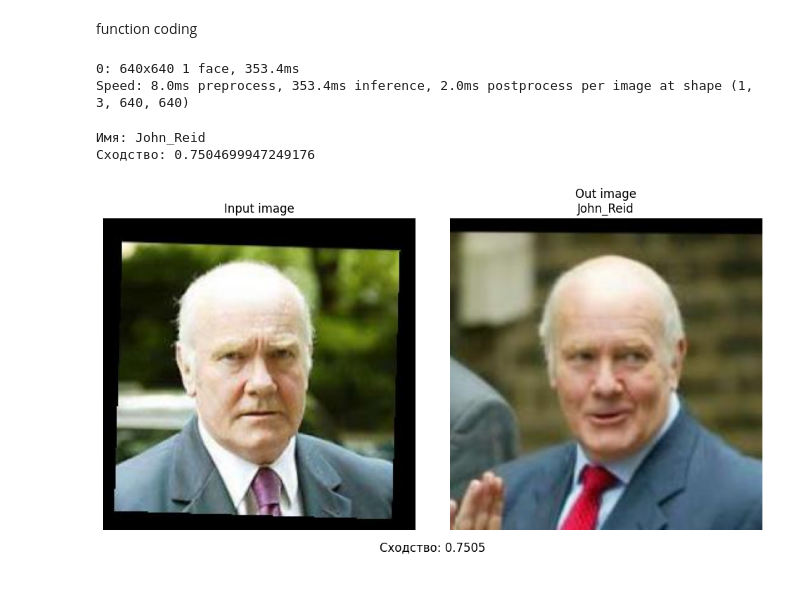
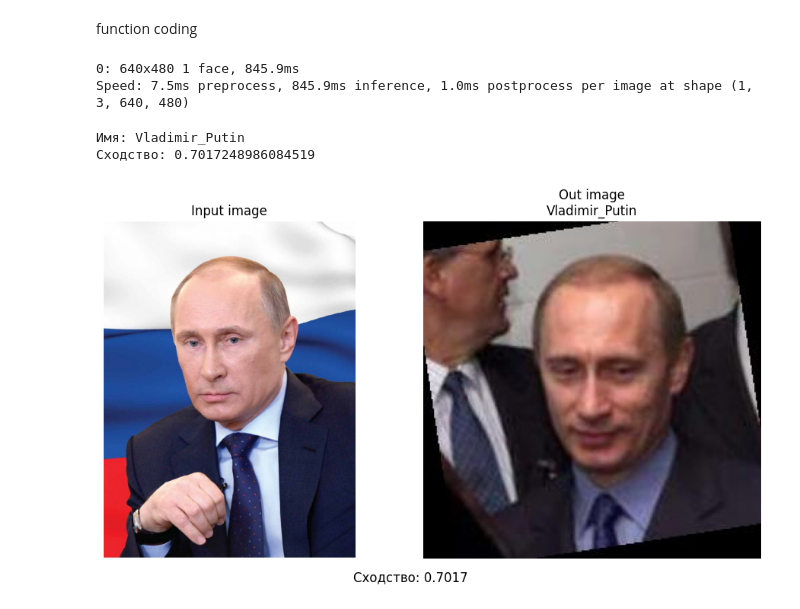
Before and after one commit to Rainfue/face_recognition, a Jupyter notebook: Module_2/Report_m2.ipynb, the cells around one changed output. Cells and saved outputs as stored; diff of their text form; code cells hidden in the pictures.

Commit message:
api + recognition DONE

```diff
--- a/Module_2/Report_m2.ipynb
+++ b/Module_2/Report_m2.ipynb
@@ -363,13 +359,6 @@ def extract_embeddings(img_path: str,
             #
             crop = image[y1:y2, x1:x2]
 
-            # plt.figure(figsize=(5, 5))
-            # plt.imshow(crop)
-            # plt.title("Cropped Image")               # отображение обрезанной части картинки
-            # plt.axis('off')
-            # plt.show()
-
-            #
             try:
                 emb_obj = DeepFace.represent(
                     img_path=crop,
@@ -379,5 +368,6 @@ def extract_embeddings(img_path: str,
                 print(f'Exception: {e}')
                 return np.nan
 
+    emb_obj = np.array(emb_obj[0]['embedding']).reshape(1,-1)
 
     return emb_obj
@@ -549,3 +552,8 @@ train_df = train_df.dropna()
 train_df.shape
 # %% [output]
 (4116, 3)
+# %%
+df0 = pd.read_pickle(r'D:\Helper\MLBazyak\homework\face_recognition\Module_2\Data\train.pkl')
+# %%
+df0 = df0.sort_values('name', ignore_index=True)
+df0.shape
@@ -558,22 +576,20 @@ from sklearn.metrics.pairwise import cosine_similarity
-# %%
-input_path = r'C:\Users\user1\Project\some_data\face_rec_data\face_ind\test\John_Reid\John_Reid_0001.jpg'
-input_embed = np.array(
-    extract_embeddings(
-        img_path=input_path,
-        det_model=model
-    )[0]['embedding']
-).reshape(1,-1)
-# %% [output]
-0: 640x640 1 face, 353.4ms
-Speed: 8.0ms preprocess, 353.4ms inference, 2.0ms postprocess per image at shape (1, 3, 640, 640)
+# %%
+input_path = r'D:\Helper\MLBazyak\homework\face_recognition\Module_2\putin.jpg'
+input_embed = extract_embeddings(
+            img_path=input_path,
+            det_model=model
+        )
+# %% [output]
+0: 640x480 1 face, 845.9ms
+Speed: 7.5ms preprocess, 845.9ms inference, 1.0ms postprocess per image at shape (1, 3, 640, 480)
 # %%
 similar = 0
 name = ''
 treshold = 0.3
 out_path = ''
-for i in range(train_df.shape[0]):
+for i in range(df0.shape[0]):
     # Извлекаем эмбединг из списка словарей
-    embedding_list = train_df["embedding"].iloc[i]  # Это список словарей
+    embedding_list = df0["embedding"].iloc[i]  # Это список словарей
     if isinstance(embedding_list, list) and len(embedding_list) > 0:
         embedding = embedding_list[0]['embedding']  # Извлекаем эмбединг из первого словаря
         X = np.array(embedding).reshape(1, -1)
@@ -583,35 +599,35 @@ for i in range(train_df.shape[0]):
 
         # Обновляем наиболее похожий результат
         if cos_sim > similar:
             similar = cos_sim
-            name = train_df['name'].iloc[i]
-            out_path = train_df['img_path'].iloc[i]
+            name = df0['name'].iloc[i]
+            out_path = df0['img_path2'].iloc[i]
     else:
         print(f"Ошибка: неверный формат эмбединга в строке {i}")
 
 if similar < treshold:
     print('Неизвестная личность')
 else:
     print(f'Имя: {name}\nСходство: {similar}')
 
 img_input = cv2.cvtColor(cv2.imread(input_path), cv2.COLOR_BGR2RGB)
 img_out = cv2.cvtColor(cv2.imread(out_path), cv2.COLOR_BGR2RGB)
 
 fig, ax = plt.subplots(1,2,figsize=(10,5))
 
 ax[0].imshow(img_input)
 ax[0].axis('off')
 ax[0].set_title('Input image')
 
 ax[1].imshow(img_out)
 ax[1].axis('off')
 ax[1].set_title(f'Out image\n{name}')
 
 fig.text(0.5, -0.03, f"Сходство: {similar:.4f}", ha='center', fontsize=12)
 
 plt.tight_layout()
 plt.show()
 # %% [output]
-Имя: John_Reid
-Сходство: 0.7504699947249176
+Имя: Vladimir_Putin
+Сходство: 0.7017248986084519
-[figure, old version]
+[figure, new version]
```
Also changed, not shown: parts of 12 cells of this notebook, 14 other files.
